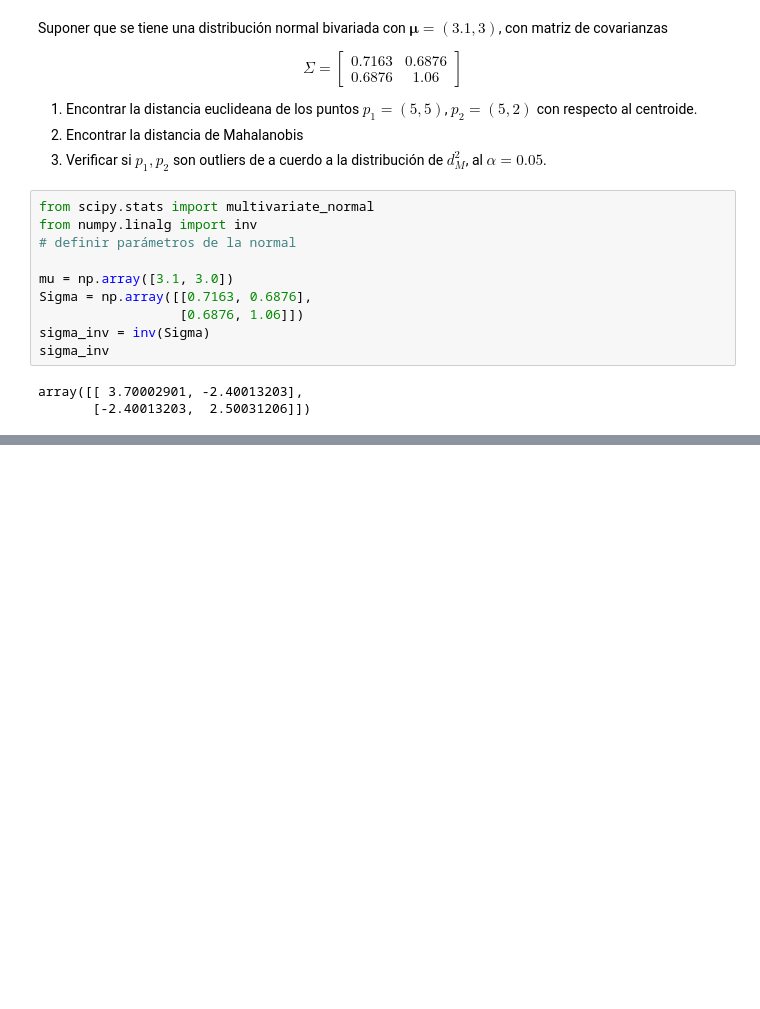
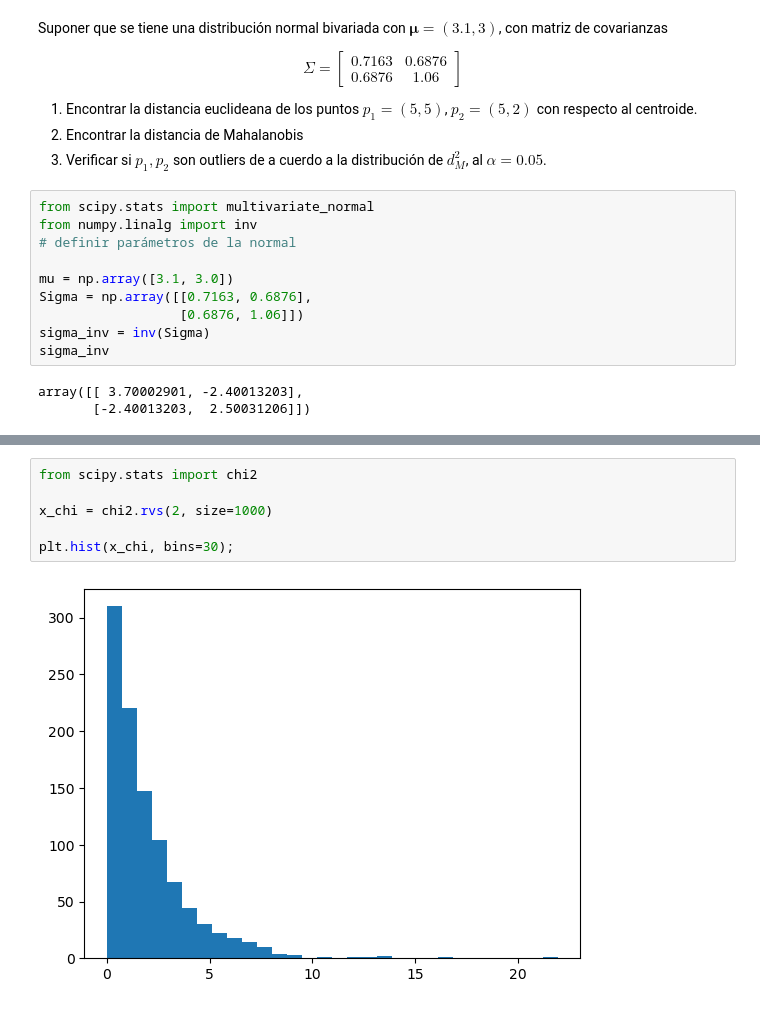
Before and after one commit to jealcalat/AEM-ITESO, a Jupyter notebook: tema_2/funciones_densidad_cdf.ipynb, the cells around one changed output, grey strips where cells are left out. Saved outputs shown, nothing was run; the diff lists cells and outputs as text; blank space fills up the shorter version.

```diff
--- a/tema_2/funciones_densidad_cdf.ipynb
+++ b/tema_2/funciones_densidad_cdf.ipynb
@@ -537,0 +572,8 @@ print((dm_p1, dm_p2)) # investigar cómo obtener la distancia euclideana de p1 y
+# %%
+from scipy.stats import chi2
+
+x_chi = chi2.rvs(2, size=1000)
+
+plt.hist(x_chi, bins=30);
+# %% [output]
+[figure, added]
```
Also changed, not shown: parts of 22 cells of this notebook, 5 other files.
